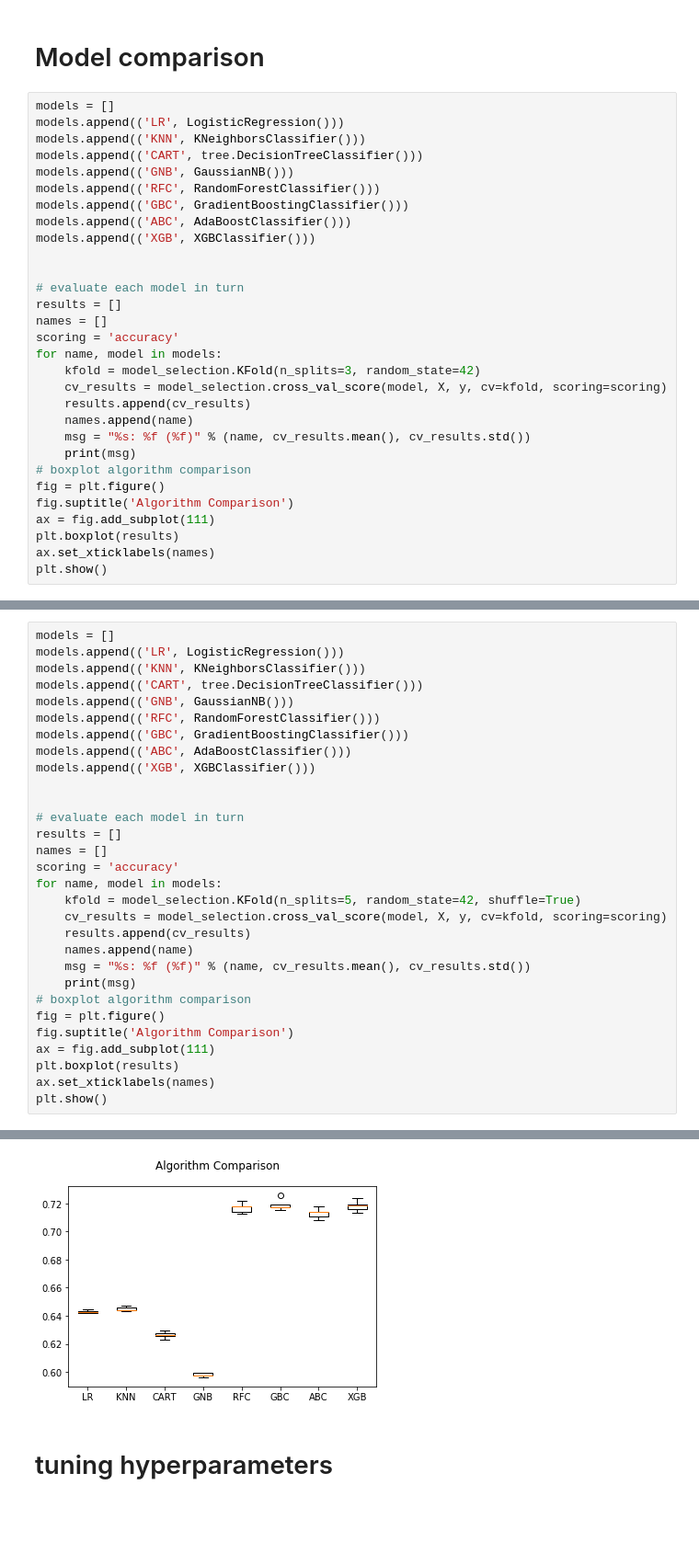
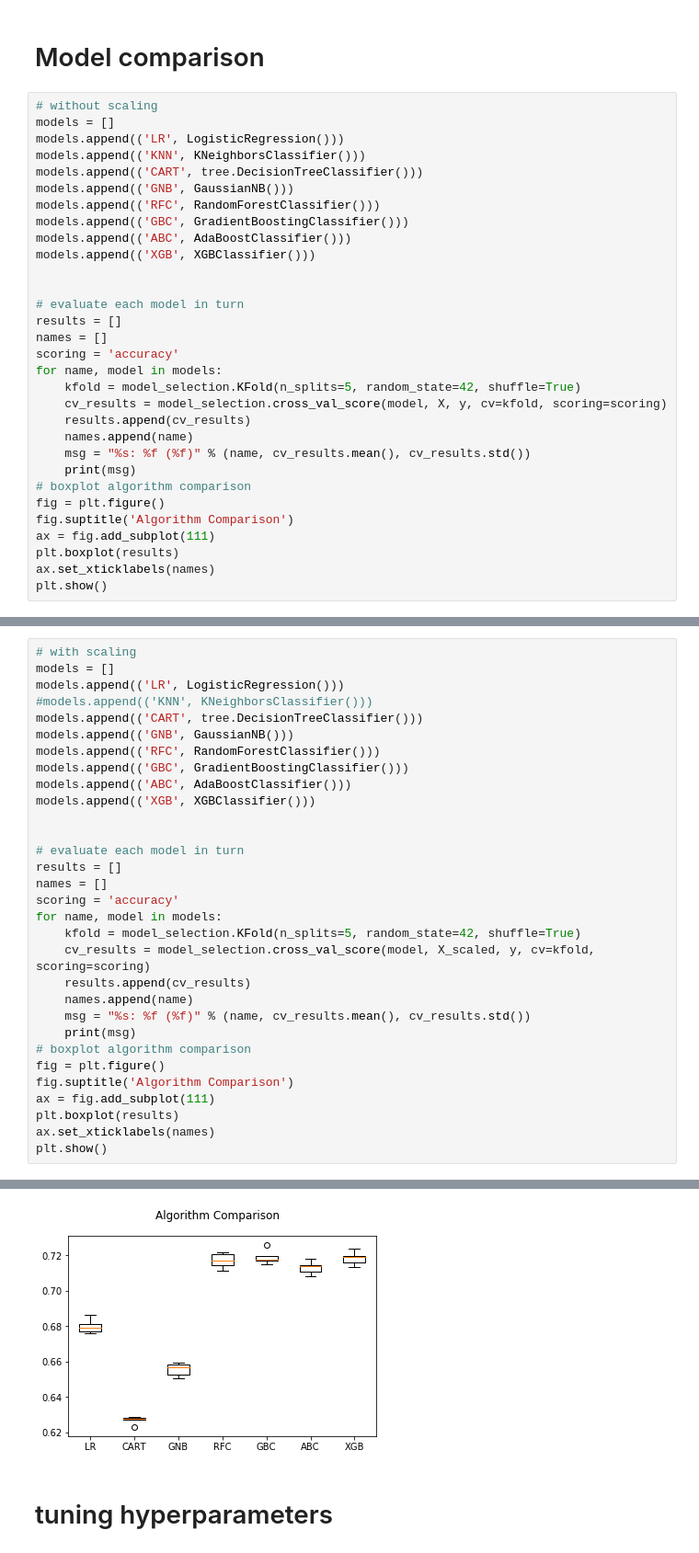
Before and after one commit to fabwerk90/Kickstarter---Project-Success-Prediction, a Jupyter notebook: Predictive Modeling-shortened_dataframe_temporarycopy.ipynb, the cells around one changed output, grey strips where cells are left out. Shown at 92% size. Drawn from its saved outputs; the diff is of its cells as text; blank space fills up the shorter version.

Commit message:
added model comparison with scaling

```diff
--- a/Predictive Modeling-shortened_dataframe_temporarycopy.ipynb
+++ b/Predictive Modeling-shortened_dataframe_temporarycopy.ipynb
@@ -551,6 +551,7 @@ importances.sort_values(by='importances', ascending=True).plot(kind='barh', figs
 # %% [markdown]
 # Model comparison
 # %%
+# without scaling
 models = []
 models.append(('LR', LogisticRegression()))
 models.append(('KNN', KNeighborsClassifier()))
@@ -567,7 +568,7 @@ results = []
 names = []
 scoring = 'accuracy'
 for name, model in models:
-    kfold = model_selection.KFold(n_splits=3, random_state=42)
+    kfold = model_selection.KFold(n_splits=5, random_state=42, shuffle=True)
     cv_results = model_selection.cross_val_score(model, X, y, cv=kfold, scoring=scoring)
     results.append(cv_results)
     names.append(name)
@@ -593,7 +594,8 @@ XGB: 0.715455 (0.006593)
 # %%
+# with scaling
 models = []
 models.append(('LR', LogisticRegression()))
-models.append(('KNN', KNeighborsClassifier()))
+#models.append(('KNN', KNeighborsClassifier()))
 models.append(('CART', tree.DecisionTreeClassifier()))
 models.append(('GNB', GaussianNB()))
 models.append(('RFC', RandomForestClassifier()))
@@ -608,7 +610,7 @@ names = []
 scoring = 'accuracy'
 for name, model in models:
     kfold = model_selection.KFold(n_splits=5, random_state=42, shuffle=True)
-    cv_results = model_selection.cross_val_score(model, X, y, cv=kfold, scoring=scoring)
+    cv_results = model_selection.cross_val_score(model, X_scaled, y, cv=kfold, scoring=scoring)
     results.append(cv_results)
     names.append(name)
     msg = "%s: %f (%f)" % (name, cv_results.mean(), cv_results.std())
@@ -630,5 +631,5 @@ GBC: 0.718949 (0.003603)
 ABC: 0.713104 (0.003320)
 XGB: 0.718320 (0.003436)
-[figure, old version]
+[figure, new version]
 # %% [markdown]
 # tuning hyperparameters
```
Also changed, not shown: parts of 3 cells of this notebook.
